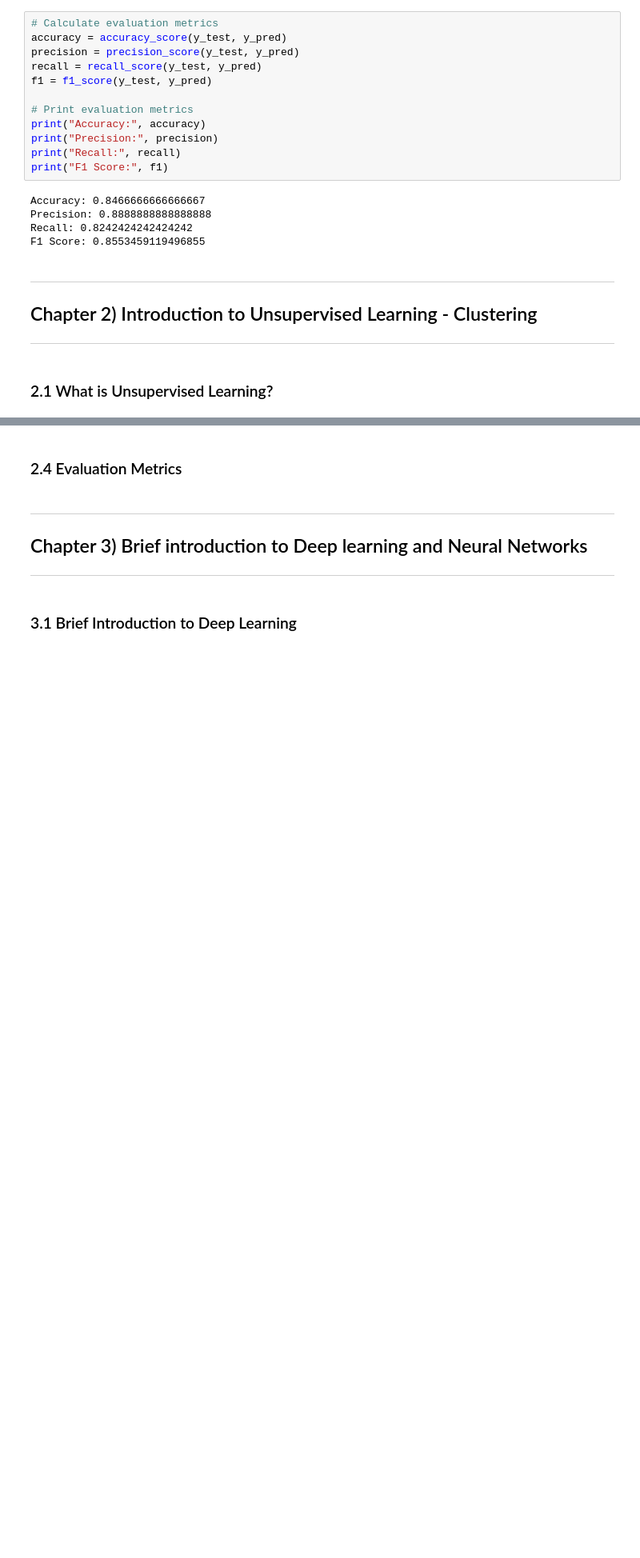
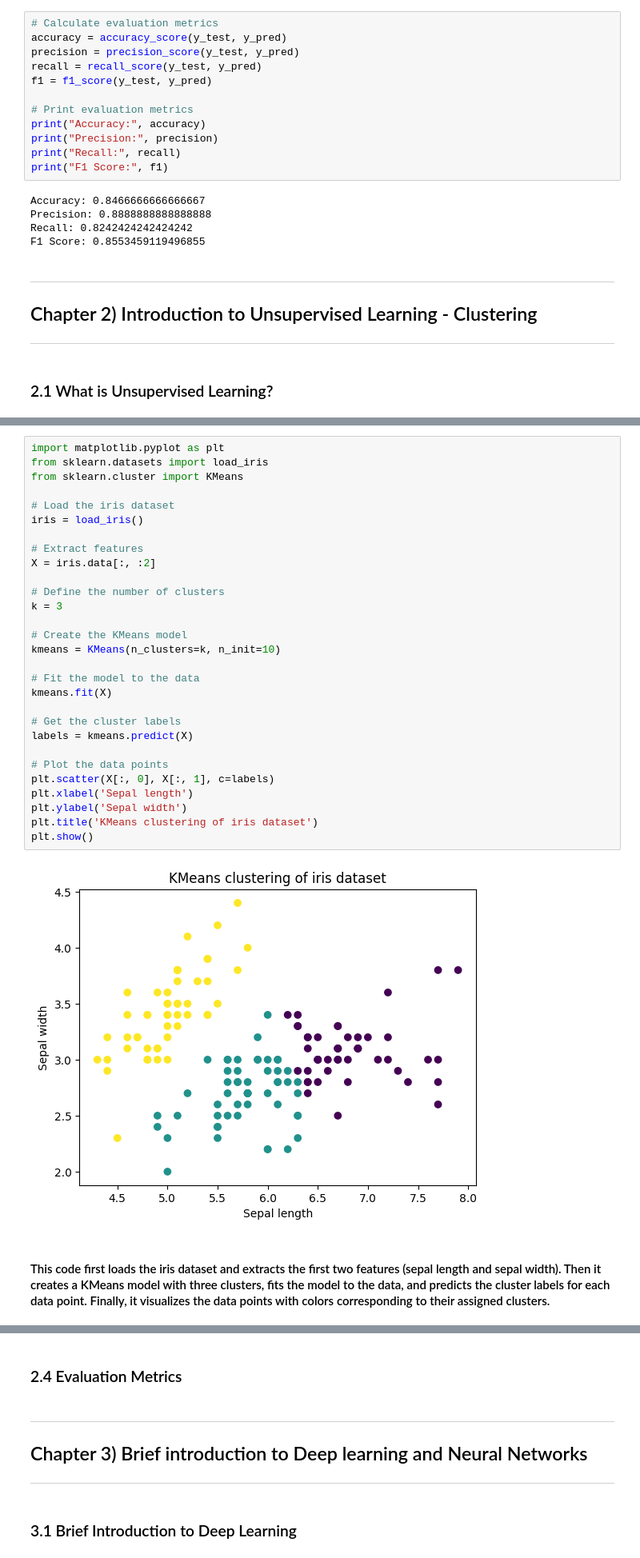
Before and after one commit to ArcaneIrvine/ACM_Machine_Learning, a Jupyter notebook: Lessons/lesson_3.ipynb, the cells around one changed output, grey strips where cells are left out. Shown at 80% size. Cells and saved outputs as stored; diff of their text form; blank space fills up the shorter version.

```diff
--- a/Lessons/lesson_3.ipynb
+++ b/Lessons/lesson_3.ipynb
@@ -180 +193,34 @@ F1 Score: 0.8553459119496855
+# %%
+import matplotlib.pyplot as plt
+from sklearn.datasets import load_iris
+from sklearn.cluster import KMeans
+
+# Load the iris dataset
+iris = load_iris()
+
+# Extract features
+X = iris.data[:, :2]
+
+# Define the number of clusters
+k = 3
+
+# Create the KMeans model
+kmeans = KMeans(n_clusters=k, n_init=10)
+
+# Fit the model to the data
+kmeans.fit(X)
+
+# Get the cluster labels
+labels = kmeans.predict(X)
+
+# Plot the data points
+plt.scatter(X[:, 0], X[:, 1], c=labels)
+plt.xlabel('Sepal length')
+plt.ylabel('Sepal width')
+plt.title('KMeans clustering of iris dataset')
+plt.show()
+# %% [output]
+[figure, added]
+# %% [markdown]
+#### This code first loads the iris dataset and extracts the first two features (sepal length and sepal width). Then it creates a KMeans model with three clusters, fits the model to the data, and predicts the cluster labels for each data point. Finally, it visualizes the data points with colors corresponding to their assigned clusters.
 # %% [markdown]
```
Also changed, not shown: parts of 5 cells of this notebook.
